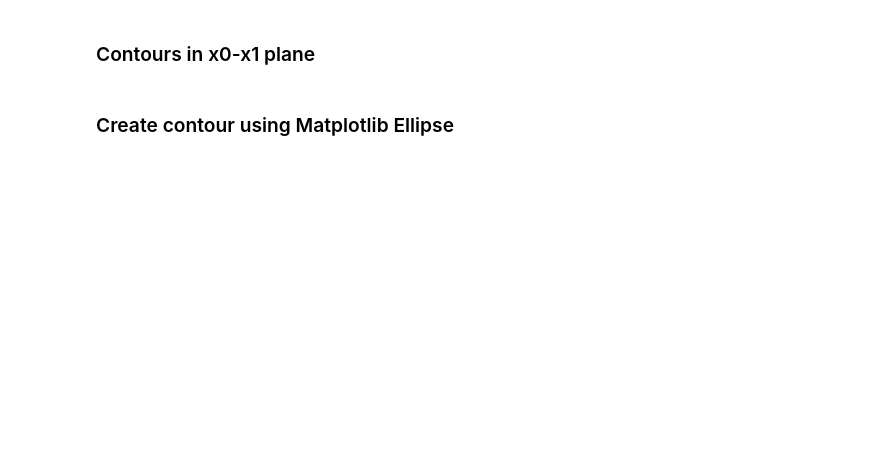
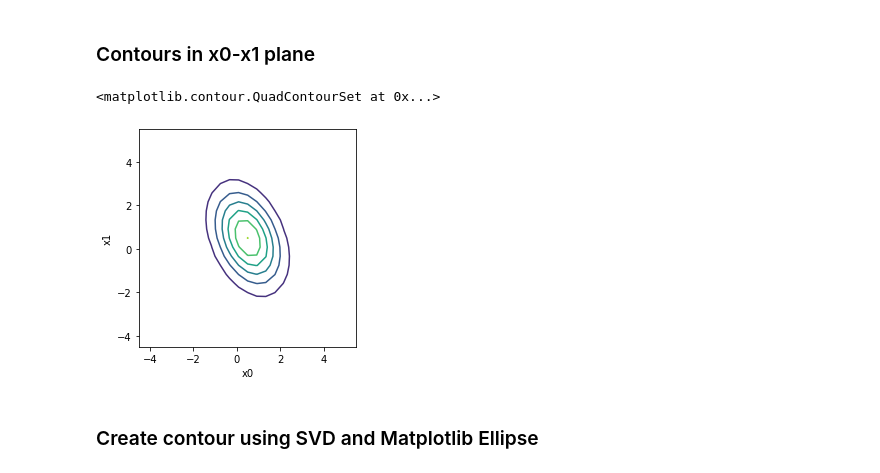
Before and after one commit to satishchandrareddy/UnsupervisedML, a Jupyter notebook: Examples/Section07/Normal.ipynb, the cells around one changed output. Saved outputs shown, nothing was run; the diff lists cells and outputs as text; code cells hidden in the pictures; blank space fills up the shorter version.

```diff
--- a/Examples/Section07/Normal.ipynb
+++ b/Examples/Section07/Normal.ipynb
@@ -81,12 +95,15 @@ ax.view_init(60, -30)
 # %%
 # plot contours of normal pdf in 2d based on surface plot
 fig,ax = plt.subplots()
 ax.set_aspect("equal")
 ax.set_xlabel("x0")
 ax.set_ylabel("x1")
-plt.contour(X0val,X1val,Zval)
+plt.contour(X0grid,X1grid,Zgrid)
+# %% [output]
+<matplotlib.contour.QuadContourSet at 0x...>
+[figure, added]
 # %% [markdown]
-### Create contour using Matplotlib Ellipse
+### Create contour using SVD and Matplotlib Ellipse
 # %%
 # Create contour for C = 0.02
 U,Sigma,Vt = np.linalg.svd(Cov)
```
Also changed, not shown: parts of 9 cells of this notebook, 4 other files.
